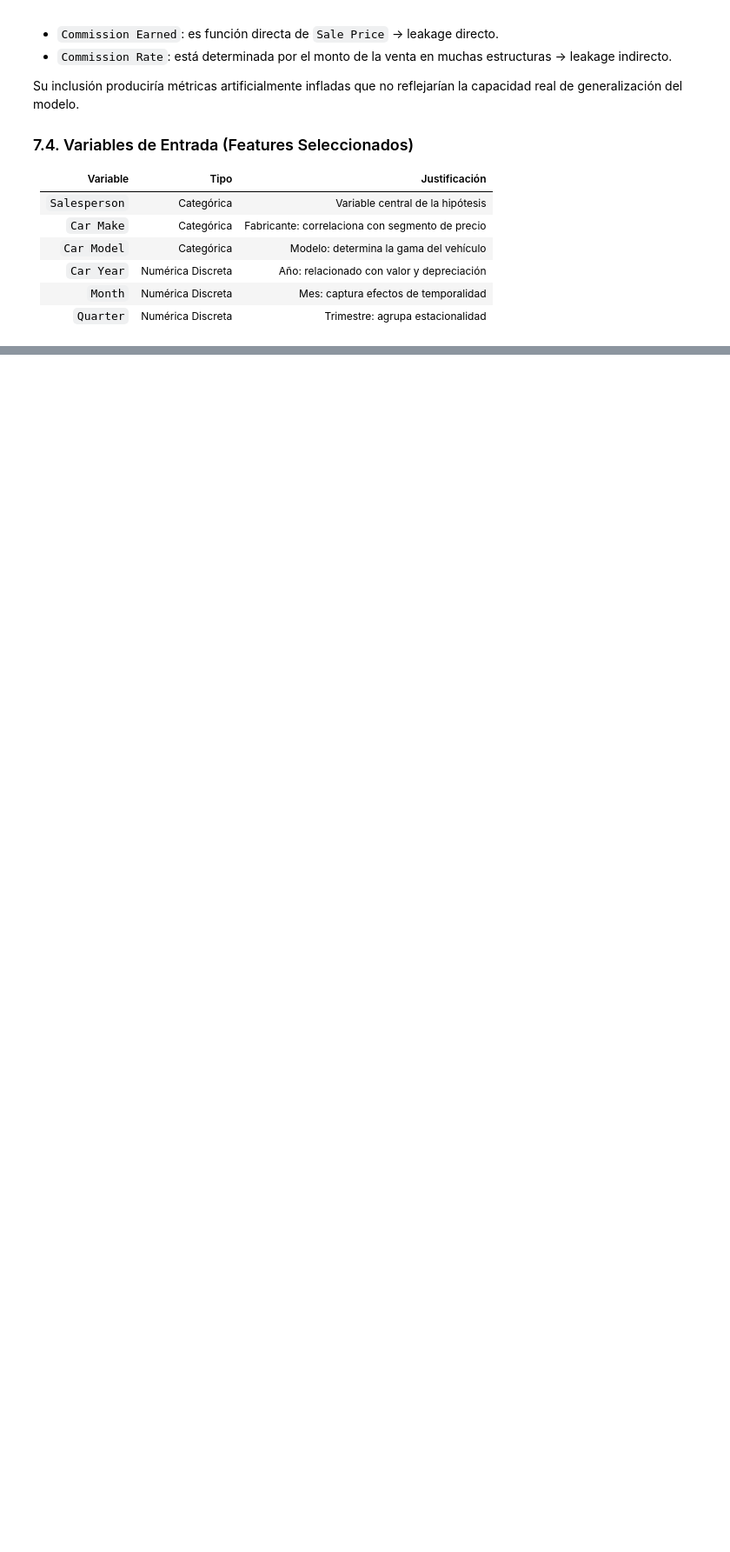
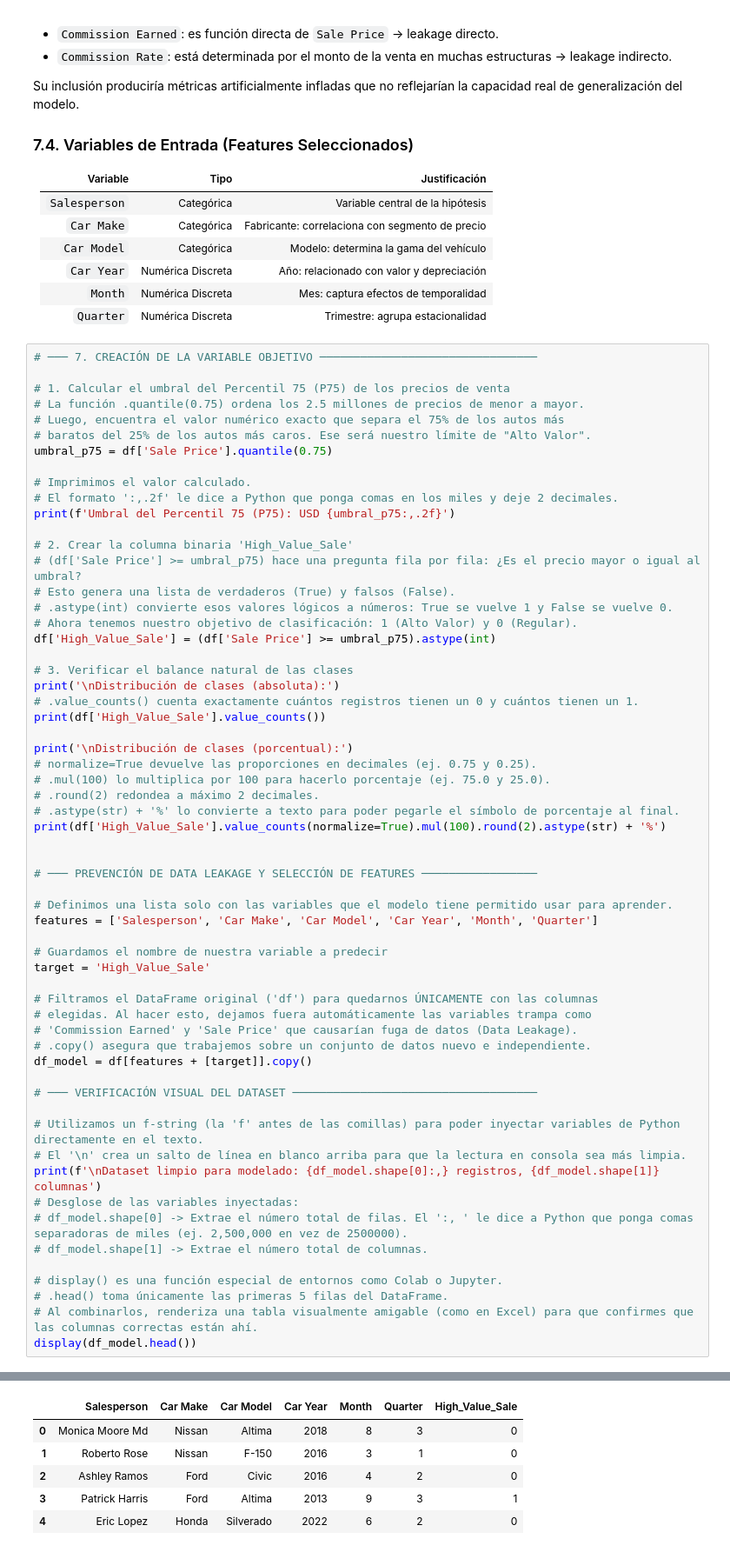
Before and after one commit to Jquishpeq923/car-sales-bigdata, a Jupyter notebook: proyecto_integrador.ipynb, the cells around one changed output, grey strips where cells are left out. Shown at 87% size. Drawn from its saved outputs; the diff is of its cells as text; blank space fills up the shorter version.

Commit message:
Wip: Creacion Variable Objetivo: `High_Value_Sale`

```diff
--- a/proyecto_integrador.ipynb
+++ b/proyecto_integrador.ipynb
@@ -723,3 +723,64 @@ Su inclusión produciría métricas artificialmente infladas que no reflejarían
 | `Car Year` | Numérica Discreta | Año: relacionado con valor y depreciación |
 | `Month` | Numérica Discreta | Mes: captura efectos de temporalidad |
 | `Quarter` | Numérica Discreta | Trimestre: agrupa estacionalidad |
+# %%
+# ─── 7. CREACIÓN DE LA VARIABLE OBJETIVO ────────────────────────────────
+
+# 1. Calcular el umbral del Percentil 75 (P75) de los precios de venta
+# La función .quantile(0.75) ordena los 2.5 millones de precios de menor a mayor.
+# Luego, encuentra el valor numérico exacto que separa el 75% de los autos más
+# baratos del 25% de los autos más caros. Ese será nuestro límite de "Alto Valor".
+umbral_p75 = df['Sale Price'].quantile(0.75)
+
+# Imprimimos el valor calculado.
+# El formato ':,.2f' le dice a Python que ponga comas en los miles y deje 2 decimales.
+print(f'Umbral del Percentil 75 (P75): USD {umbral_p75:,.2f}')
+
+# 2. Crear la columna binaria 'High_Value_Sale'
+# (df['Sale Price'] >= umbral_p75) hace una pregunta fila por fila: ¿Es el precio mayor o igual al umbral?
+# Esto genera una lista de verdaderos (True) y falsos (False).
+# .astype(int) convierte esos valores lógicos a números: True se vuelve 1 y False se vuelve 0.
+# Ahora tenemos nuestro objetivo de clasificación: 1 (Alto Valor) y 0 (Regular).
+df['High_Value_Sale'] = (df['Sale Price'] >= umbral_p75).astype(int)
+
+# 3. Verificar el balance natural de las clases
+print('\nDistribución de clases (absoluta):')
+# .value_counts() cuenta exactamente cuántos registros tienen un 0 y cuántos tienen un 1.
+print(df['High_Value_Sale'].value_counts())
+
+print('\nDistribución de clases (porcentual):')
+# normalize=True devuelve las proporciones en decimales (ej. 0.75 y 0.25).
+# .mul(100) lo multiplica por 100 para hacerlo porcentaje (ej. 75.0 y 25.0).
+# .round(2) redondea a máximo 2 decimales.
+# .astype(str) + '%' lo convierte a texto para poder pegarle el símbolo de porcentaje al final.
+print(df['High_Value_Sale'].value_counts(normalize=True).mul(100).round(2).astype(str) + '%')
+
+
+# ─── PREVENCIÓN DE DATA LEAKAGE Y SELECCIÓN DE FEATURES ─────────────────
+
+# Definimos una lista solo con las variables que el modelo tiene permitido usar para aprender.
+features = ['Salesperson', 'Car Make', 'Car Model', 'Car Year', 'Month', 'Quarter']
+
+# Guardamos el nombre de nuestra variable a predecir
+target = 'High_Value_Sale'
+
+# Filtramos el DataFrame original ('df') para quedarnos ÚNICAMENTE con las columnas
+# elegidas. Al hacer esto, dejamos fuera automáticamente las variables trampa como
+# 'Commission Earned' y 'Sale Price' que causarían fuga de datos (Data Leakage).
+# .copy() asegura que trabajemos sobre un conjunto de datos nuevo e independiente.
+df_model = df[features + [target]].copy()
+
+# ─── VERIFICACIÓN VISUAL DEL DATASET ────────────────────────────────────
+
+# Utilizamos un f-string (la 'f' antes de las comillas) para poder inyectar variables de Python directamente en el texto.
+# El '\n' crea un salto de línea en blanco arriba para que la lectura en consola sea más limpia.
+print(f'\nDataset limpio para modelado: {df_model.shape[0]:,} registros, {df_model.shape[1]} columnas')
+# Desglose de las variables inyectadas:
+# df_model.shape[0] -> Extrae el número total de filas. El ':, ' le dice a Python que ponga comas separadoras de miles (ej. 2,500,000 en vez de 2500000).
+# df_model.shape[1] -> Extrae el número total de columnas.
+
+# display() es una función especial de entornos como Colab o Jupyter.
+# .head() toma únicamente las primeras 5 filas del DataFrame.
+# Al combinarlos, renderiza una tabla visualmente amigable (como en Excel) para que confirmes que las columnas correctas están ahí.
+display(df_model.head())
+# %% [output]
@@ -725,0 +802,6 @@ Su inclusión produciría métricas artificialmente infladas que no reflejarían
+|  | Salesperson | Car Make | Car Model | Car Year | Month | Quarter | High_Value_Sale |
+| 0 | Monica Moore Md | Nissan | Altima | 2018 | 8 | 3 | 0 |
+| 1 | Roberto Rose | Nissan | F-150 | 2016 | 3 | 1 | 0 |
+| 2 | Ashley Ramos | Ford | Civic | 2016 | 4 | 2 | 0 |
+| 3 | Patrick Harris | Ford | Altima | 2013 | 9 | 3 | 1 |
+| 4 | Eric Lopez | Honda | Silverado | 2022 | 6 | 2 | 0 |
```
Also changed, not shown: parts of 5 cells of this notebook.
